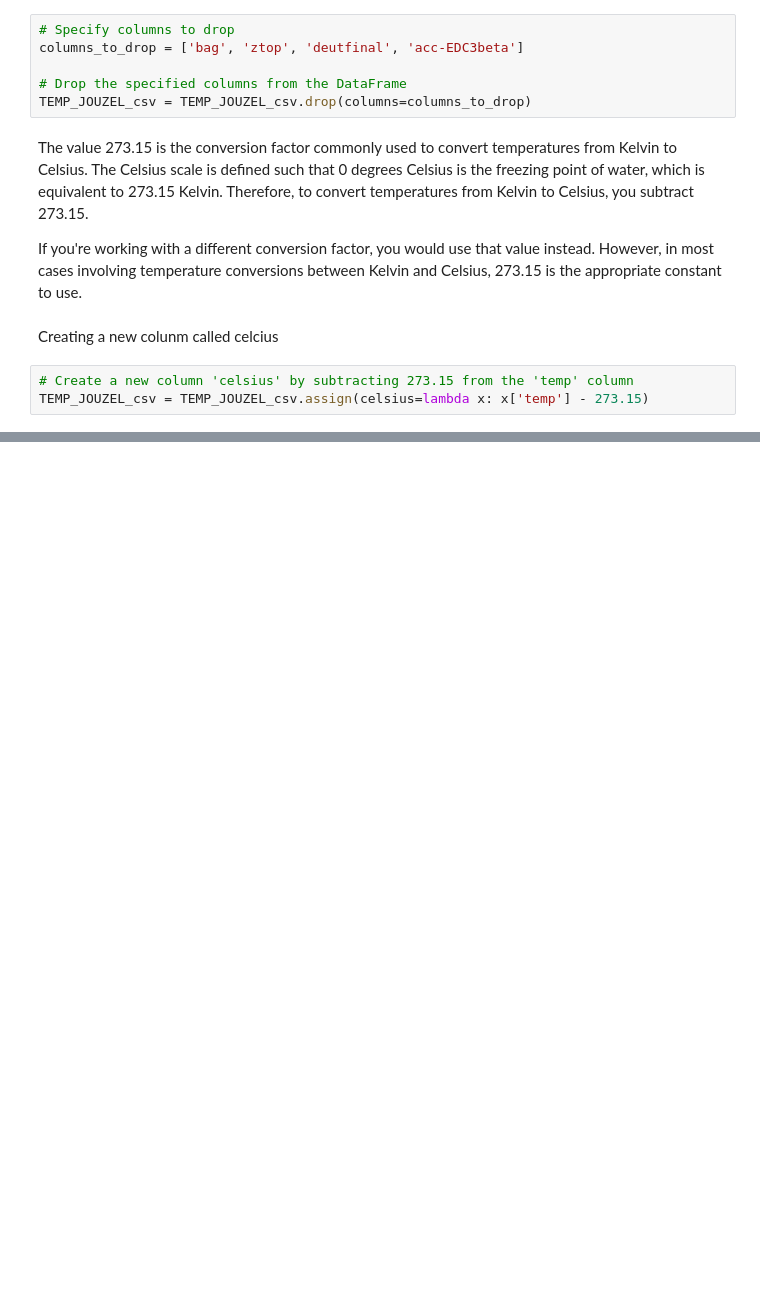
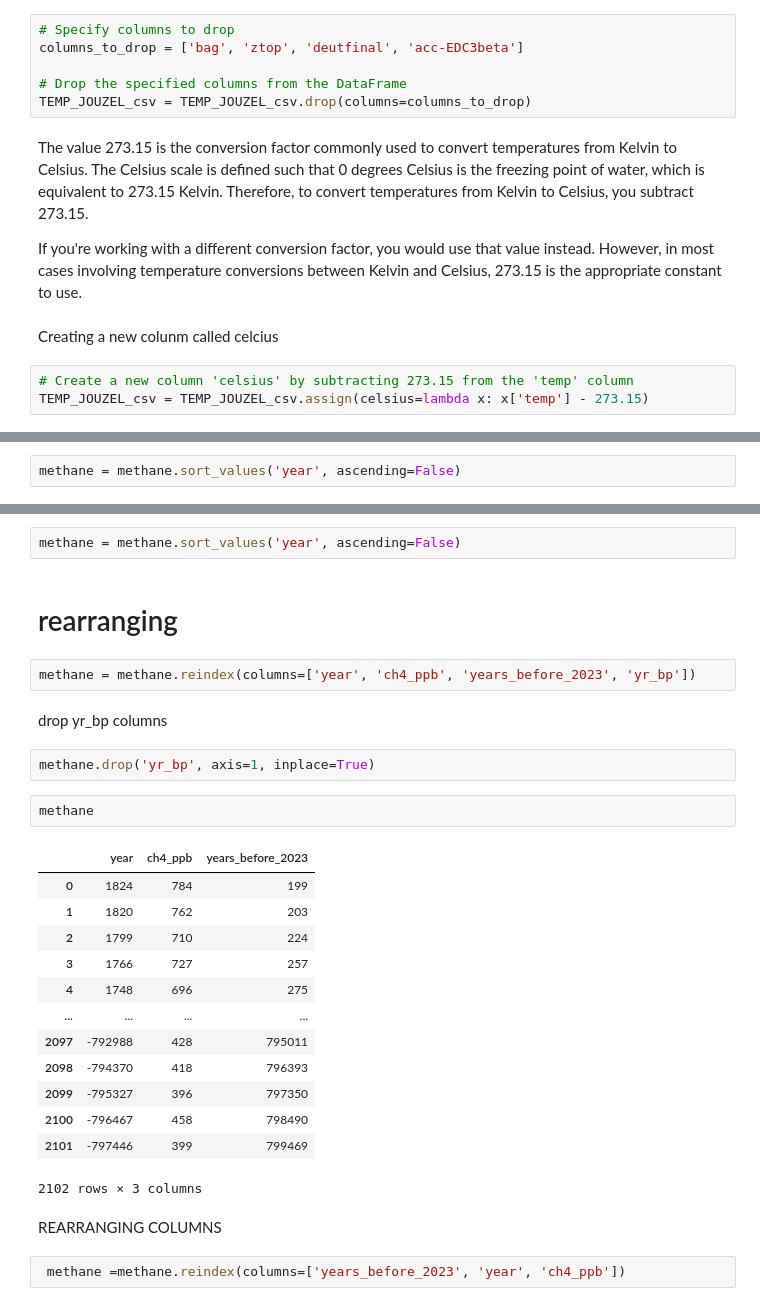
Before and after one commit to Kemeh-30/PFDA-PROJECT-2, a Jupyter notebook: PFDA.ipynb, the cells around one changed output, grey strips where cells are left out. Saved outputs shown, nothing was run; the diff lists cells and outputs as text; blank space fills up the shorter version.

```diff
--- a/PFDA.ipynb
+++ b/PFDA.ipynb
@@ -274,0 +446,2 @@ TEMP_JOUZEL_csv = TEMP_JOUZEL_csv.assign(celsius=lambda x: x['temp'] - 273.15)
+# %%
+methane = methane.sort_values('year', ascending=False)
@@ -274,0 +452,30 @@ TEMP_JOUZEL_csv = TEMP_JOUZEL_csv.assign(celsius=lambda x: x['temp'] - 273.15)
+# %%
+methane = methane.sort_values('year', ascending=False)
+# %% [markdown]
+# rearranging
+# %%
+methane = methane.reindex(columns=['year', 'ch4_ppb', 'years_before_2023', 'yr_bp'])
+# %% [markdown]
+drop yr_bp columns
+# %%
+methane.drop('yr_bp', axis=1, inplace=True)
+# %%
+methane
+# %% [output]
+|  | year | ch4_ppb | years_before_2023 |
+| 0 | 1824 | 784 | 199 |
+| 1 | 1820 | 762 | 203 |
+| 2 | 1799 | 710 | 224 |
+| 3 | 1766 | 727 | 257 |
+| 4 | 1748 | 696 | 275 |
+| ... | ... | ... | ... |
+| 2097 | -792988 | 428 | 795011 |
+| 2098 | -794370 | 418 | 796393 |
+| 2099 | -795327 | 396 | 797350 |
+| 2100 | -796467 | 458 | 798490 |
+| 2101 | -797446 | 399 | 799469 |
+2102 rows × 3 columns
+# %% [markdown]
+REARRANGING COLUMNS
+# %%
+ methane =methane.reindex(columns=['years_before_2023', 'year', 'ch4_ppb'])
```
Also changed, not shown: parts of 62 cells of this notebook, 2 other files.
